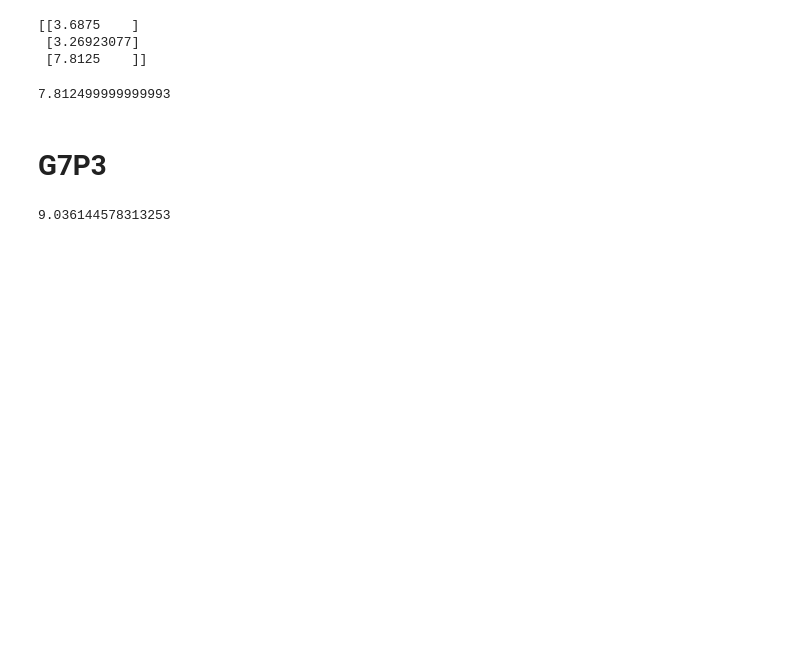
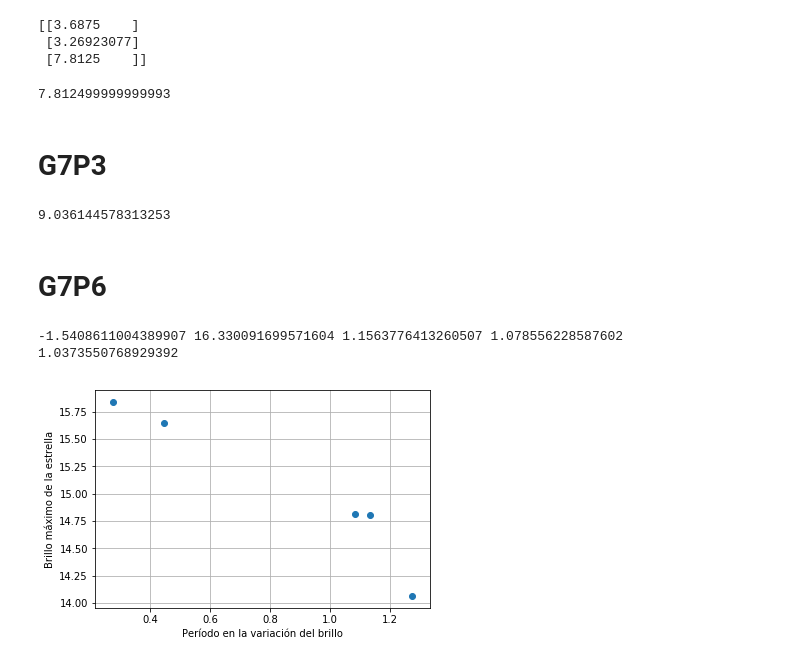
Before and after one commit to Juanfio/MEFE_2019, a Jupyter notebook: Para hacer calculos.ipynb, the cells around one changed output. Drawn from its saved outputs; the diff is of its cells as text; code cells hidden in the pictures; blank space fills up the shorter version.

```diff
--- a/Para hacer calculos.ipynb
+++ b/Para hacer calculos.ipynb
@@ -155,3 +155,58 @@ for i in range (len(x)):
 print (sumatoria/3.32)
 # %% [output]
 9.036144578313253
+# %% [markdown]
+# G7P6
+# %%
+# Datos y ajuste de los parámetros alfa y beta.
+Pi = [18.71,2.79,13.61,12.08,1.89]
+Fi = [4854,2586,3752,3753,2605]
+ti = [200,100,150,150,100]
+
+Fc = 1021
+tc = 100
+
+Bi = lambda Fi,ti: (Fi/ti) - (Fc/tc)
+
+P = [] # #Mi variable X.
+B = [] # Mi variable Y.
+for j in range (len (Fi)):
+    B.append(Bi(Fi[j],ti[j]))
+    P.append(math.log10(Pi[j]))
+
+alfa,beta,_,_,_ = stats.linregress (P,B)
+
+# Cálculo del error en B.
+aux1 = 0
+for i in range (len(Fi)):
+    aux2 = ((1/(ti[i]))**2) * Fi[i]
+    aux1 = aux1 + aux2
+
+aux3 = (1/tc)**2 * Fc
+sigma_B = math.sqrt (aux1 + aux3)
+
+## ------------ Cálculo auxiliares para la matriz de covarianza de los parámetros ------------ ##
+suma_cuadrados_P = 0
+for i in range (len(P)):
+    aux4 = P[i]**2
+    suma_cuadrados_P = suma_cuadrados_P + aux4
+
+suma_P = sum (P)
+N = len(P)
+delta = N*suma_cuadrados_P - suma_P **2
+
+## ------------ Cálculo de la matriz de covarianza de los parámetros ------------ ##
+sigma_beta = math.sqrt (sigma_B**2/delta * suma_cuadrados_P)
+sigma_alfa = math.sqrt (sigma_B**2/delta * N)
+cov_beta_alfa = - suma_P * sigma_B**2 / delta
+
+print (alfa,beta,sigma_alfa,sigma_beta,sigma_B)
+
+plt.scatter (P,B)
+plt.grid ()
+plt.xlabel ("Período en la variación del brillo")
+plt.ylabel ("Brillo máximo de la estrella")
+plt.show ()
+# %% [output]
+-1.5408611004389907 16.330091699571604 1.1563776413260507 1.078556228587602 1.0373550768929392
+[figure, added]
```
Also changed, not shown: 1 other file.
